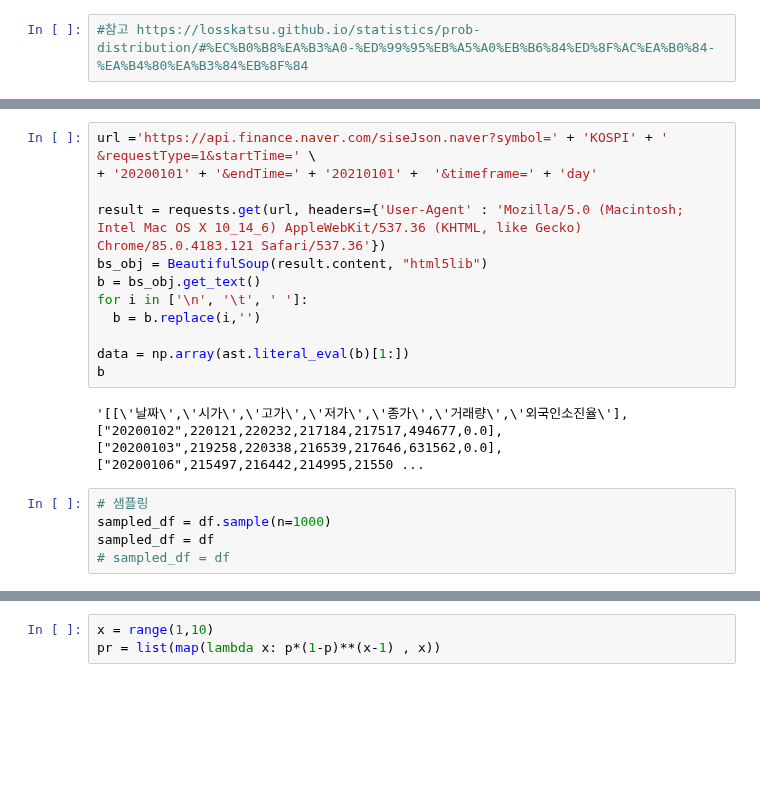
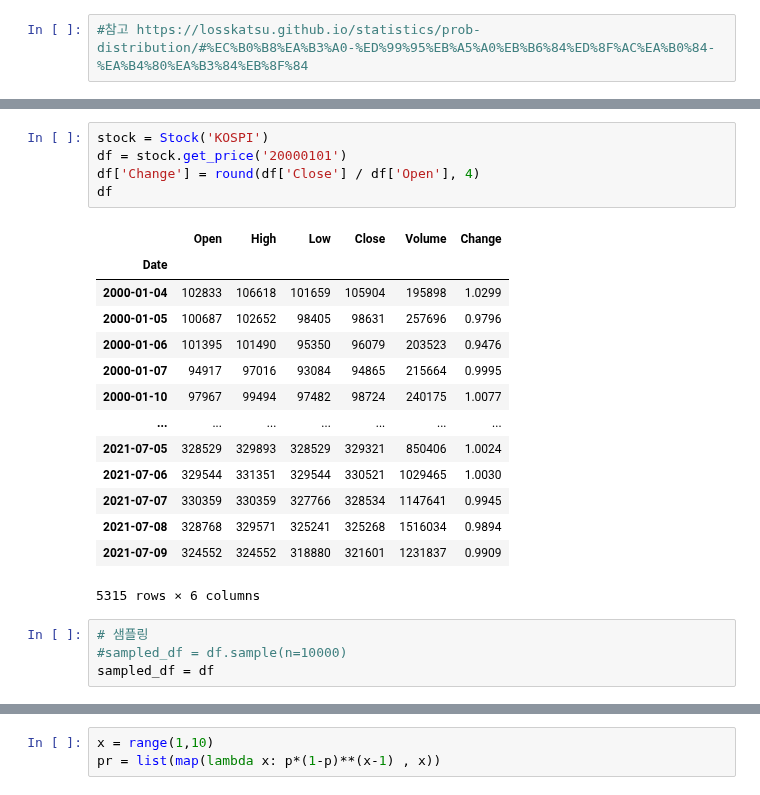
Before and after one commit to yeonghun00/stock-notes, a Jupyter notebook: optimized_position_analysis.ipynb, the cells around one changed output, grey strips where cells are left out. Saved outputs shown, nothing was run; the diff lists cells and outputs as text; blank space fills up the shorter version.

```diff
--- a/optimized_position_analysis.ipynb
+++ b/optimized_position_analysis.ipynb
@@ -51,21 +66,26 @@ df
-# %%
-url ='https://api.finance.naver.com/siseJson.naver?symbol=' + 'KOSPI' + ' &requestType=1&startTime=' \
-+ '20200101' + '&endTime=' + '20210101' +  '&timeframe=' + 'day'
-
-result = requests.get(url, headers={'User-Agent' : 'Mozilla/5.0 (Macintosh; Intel Mac OS X 10_14_6) AppleWebKit/537.36 (KHTML, like Gecko) Chrome/85.0.4183.121 Safari/537.36'})
-bs_obj = BeautifulSoup(result.content, "html5lib")
-b = bs_obj.get_text()
-for i in ['\n', '\t', ' ']:
-  b = b.replace(i,'')
-
-data = np.array(ast.literal_eval(b)[1:])
-b
-# %% [output]
-'[[\'날짜\',\'시가\',\'고가\',\'저가\',\'종가\',\'거래량\',\'외국인소진율\'],["20200102",220121,220232,217184,217517,494677,0.0],["20200103",219258,220338,216539,217646,631562,0.0],["20200106",215497,216442,214995,21550 ...
+# %%
+stock = Stock('KOSPI')
+df = stock.get_price('20000101')
+df['Change'] = round(df['Close'] / df['Open'], 4)
+df
+# %% [output]
+|  | Open | High | Low | Close | Volume | Change |
+| Date |  |  |  |  |  |  |
+| 2000-01-04 | 102833 | 106618 | 101659 | 105904 | 195898 | 1.0299 |
+| 2000-01-05 | 100687 | 102652 | 98405 | 98631 | 257696 | 0.9796 |
+| 2000-01-06 | 101395 | 101490 | 95350 | 96079 | 203523 | 0.9476 |
+| 2000-01-07 | 94917 | 97016 | 93084 | 94865 | 215664 | 0.9995 |
+| 2000-01-10 | 97967 | 99494 | 97482 | 98724 | 240175 | 1.0077 |
+| ... | ... | ... | ... | ... | ... | ... |
+| 2021-07-05 | 328529 | 329893 | 328529 | 329321 | 850406 | 1.0024 |
+| 2021-07-06 | 329544 | 331351 | 329544 | 330521 | 1029465 | 1.0030 |
+| 2021-07-07 | 330359 | 330359 | 327766 | 328534 | 1147641 | 0.9945 |
+| 2021-07-08 | 328768 | 329571 | 325241 | 325268 | 1516034 | 0.9894 |
+| 2021-07-09 | 324552 | 324552 | 318880 | 321601 | 1231837 | 0.9909 |
+5315 rows × 6 columns
 # %%
 # 샘플링
-sampled_df = df.sample(n=1000)
+#sampled_df = df.sample(n=10000)
 sampled_df = df
-# sampled_df = df
 # %%
 # 확률분포
```
Also changed, not shown: parts of 11 cells of this notebook.
